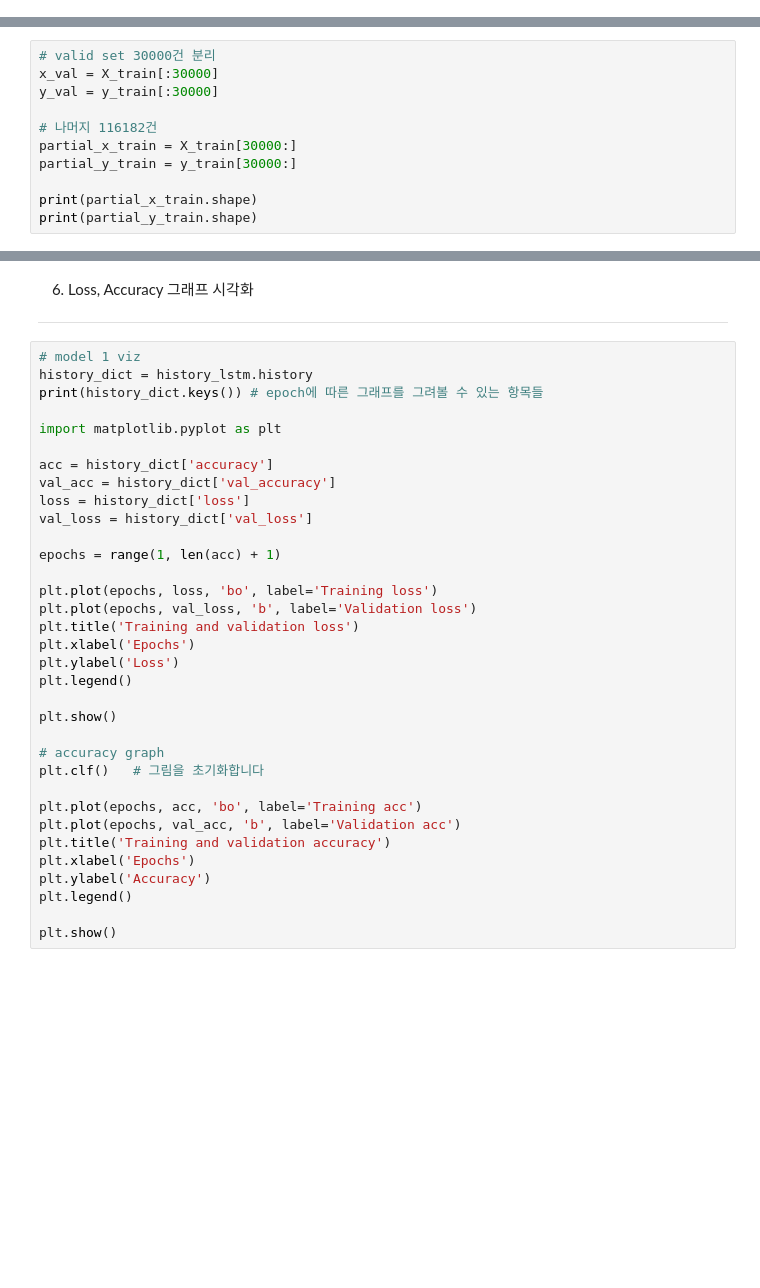
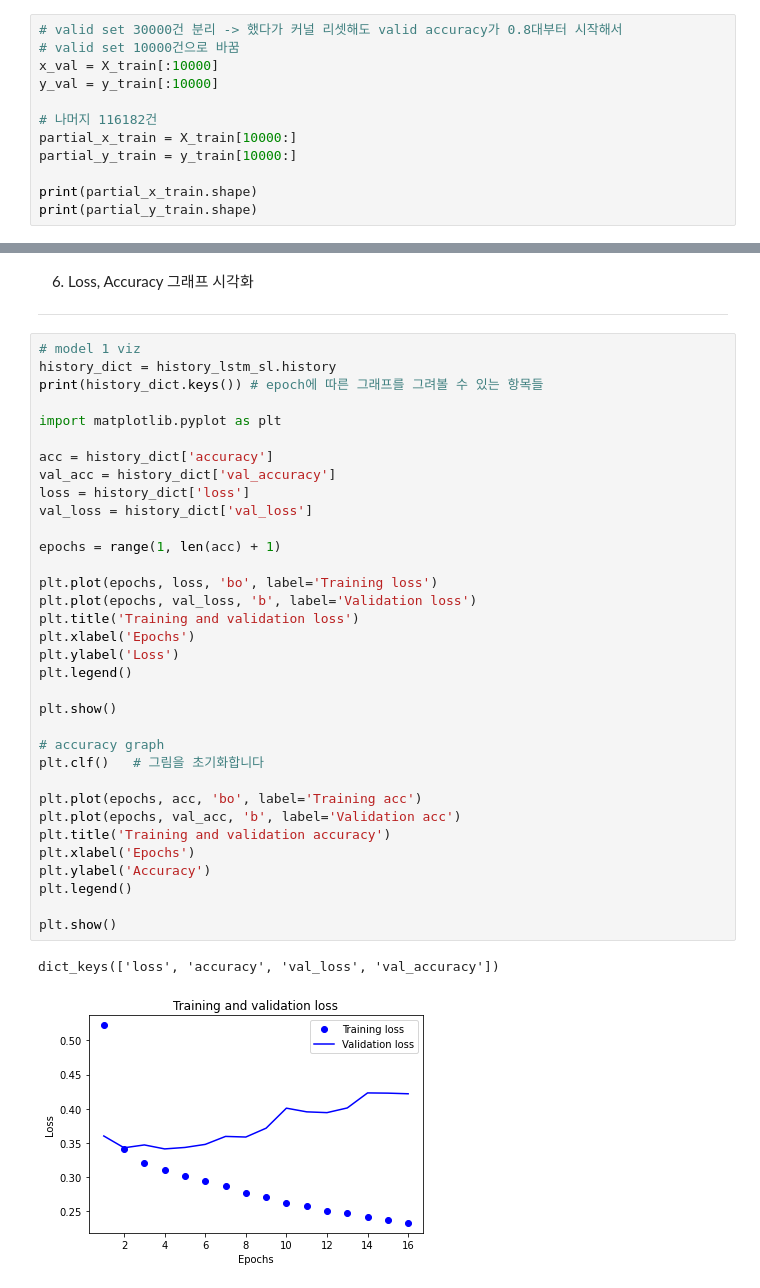
Before and after one commit to byhankim/aiffel, a Jupyter notebook: e/E09_sentiment_analysis_project.ipynb, the cells around one changed output, grey strips where cells are left out. Drawn from its saved outputs; the diff is of its cells as text; blank space fills up the shorter version.

```diff
--- a/e/E09_sentiment_analysis_project.ipynb
+++ b/e/E09_sentiment_analysis_project.ipynb
@@ -169,0 +189,12 @@ print(X_train.shape)
+# %%
+# valid set 30000건 분리 -> 했다가 커널 리셋해도 valid accuracy가 0.8대부터 시작해서
+# valid set 10000건으로 바꿈
+x_val = X_train[:10000]
+y_val = y_train[:10000]
+
+# 나머지 116182건
+partial_x_train = X_train[10000:]
+partial_y_train = y_train[10000:]
+
+print(partial_x_train.shape)
+print(partial_y_train.shape)
@@ -319,11 +302,0 @@ X_train.shape
-# %%
-# valid set 30000건 분리
-x_val = X_train[:30000]
-y_val = y_train[:30000]
-
-# 나머지 116182건
-partial_x_train = X_train[30000:]
-partial_y_train = y_train[30000:]
-
-print(partial_x_train.shape)
-print(partial_y_train.shape)
@@ -411,35 +426,38 @@ print(results)
 ---
 # %%
 # model 1 viz
-history_dict = history_lstm.history
+history_dict = history_lstm_sl.history
 print(history_dict.keys()) # epoch에 따른 그래프를 그려볼 수 있는 항목들
 
 import matplotlib.pyplot as plt
 
 acc = history_dict['accuracy']
 val_acc = history_dict['val_accuracy']
 loss = history_dict['loss']
 val_loss = history_dict['val_loss']
 
 epochs = range(1, len(acc) + 1)
 
 plt.plot(epochs, loss, 'bo', label='Training loss')
 plt.plot(epochs, val_loss, 'b', label='Validation loss')
 plt.title('Training and validation loss')
 plt.xlabel('Epochs')
 plt.ylabel('Loss')
 plt.legend()
 
 plt.show()
 
 # accuracy graph
 plt.clf()   # 그림을 초기화합니다
 
 plt.plot(epochs, acc, 'bo', label='Training acc')
 plt.plot(epochs, val_acc, 'b', label='Validation acc')
 plt.title('Training and validation accuracy')
 plt.xlabel('Epochs')
 plt.ylabel('Accuracy')
 plt.legend()
 
 plt.show()
+# %% [output]
+dict_keys(['loss', 'accuracy', 'val_loss', 'val_accuracy'])
+[figure, added]
```
Also changed, not shown: parts of 46 cells of this notebook.
